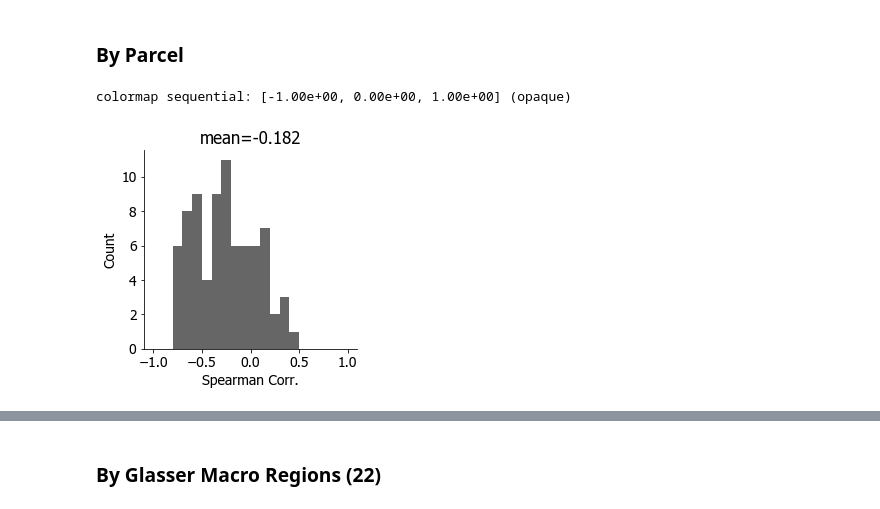
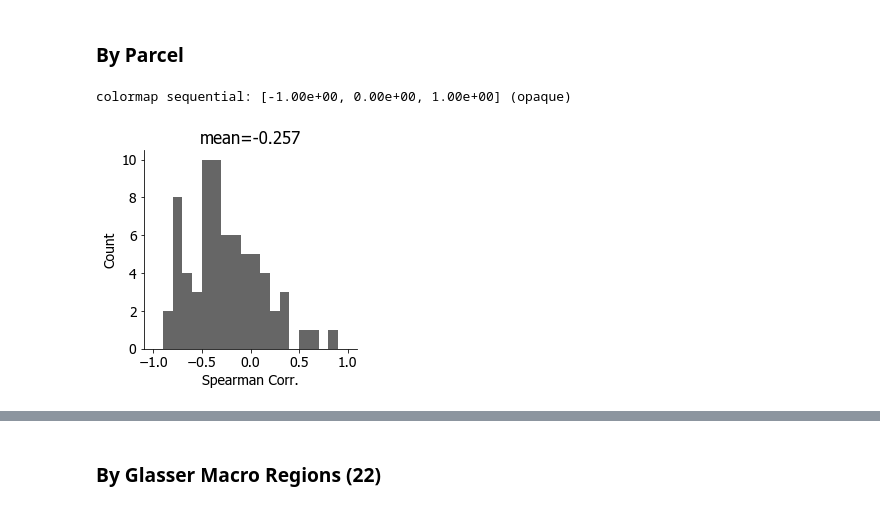
Before and after one commit to rdgao/field-echos, a Jupyter notebook: notebooks/viz_human_MMP.ipynb, the cells around one changed output, grey strips where cells are left out. Cells and saved outputs as stored; diff of their text form; code cells hidden in the pictures.

```diff
--- a/notebooks/viz_human_MMP.ipynb
+++ b/notebooks/viz_human_MMP.ipynb
@@ -199,28 +204,29 @@ plt.tight_layout()
 ### By Parcel
 # %%
 # minimum number of subjects that passed threshold in a parcel to include parcel
-min_subjs = 10
+min_subjs = 5
 df_age_corr=pd.DataFrame(index=df_tau_weighted.columns, columns=['n_subjs', 'rho', 'pv'])
 for parcel, col in df_tau_threshed.iteritems():
     df_age_corr['n_subjs'].loc[parcel] = (~np.isnan(col)).sum()
     if df_age_corr['n_subjs'].loc[parcel]>=3:
         rho, pv = stats.spearmanr(df_patient['age'], col, nan_policy='omit')
         df_age_corr['rho'].loc[parcel], df_age_corr['pv'].loc[parcel] = rho, pv
     else:
         df_age_corr['rho'].loc[parcel], df_age_corr['pv'].loc[parcel] = np.nan, np.nan
 
 # only count correlations from parcels that had min # of subjs
 parcel_corr = df_age_corr['rho']
 parcel_corr[df_age_corr['n_subjs']<=min_subjs]=np.nan
 
 plt.figure(figsize=(4,4))
 plt.hist(parcel_corr.values.astype(float), bins=np.arange(-1,1.1,0.1), color='k', alpha=0.6)
 plt.xlabel('Spearman Corr.');plt.ylabel('Count');sns.despine()
-plt.title('mean=%.3f'%np.nanmean(corr_valid));
+plt.title('mean=%.3f'%np.nanmean(parcel_corr.values));
 plt.tight_layout()
+plt.savefig(fig_path[:-4]%('mmp_parcel_agecorr_dist_%i'%(d_query)), bbox_inches='tight')
 
 parcel_corr[df_age_corr['n_subjs']<=min_subjs]=0
 echo_utils.plot_MMP(parcel_corr.values, fig_path[:-4]%('mmp_parcel_agecorr'), minmax=[-1,1], cmap='coolwarm')
 # %% [output]
 colormap sequential: [-1.00e+00, 0.00e+00, 1.00e+00] (opaque)
-[figure, old version]
+[figure, new version]
```
Also changed, not shown: parts of 11 cells of this notebook, 20 other files.
